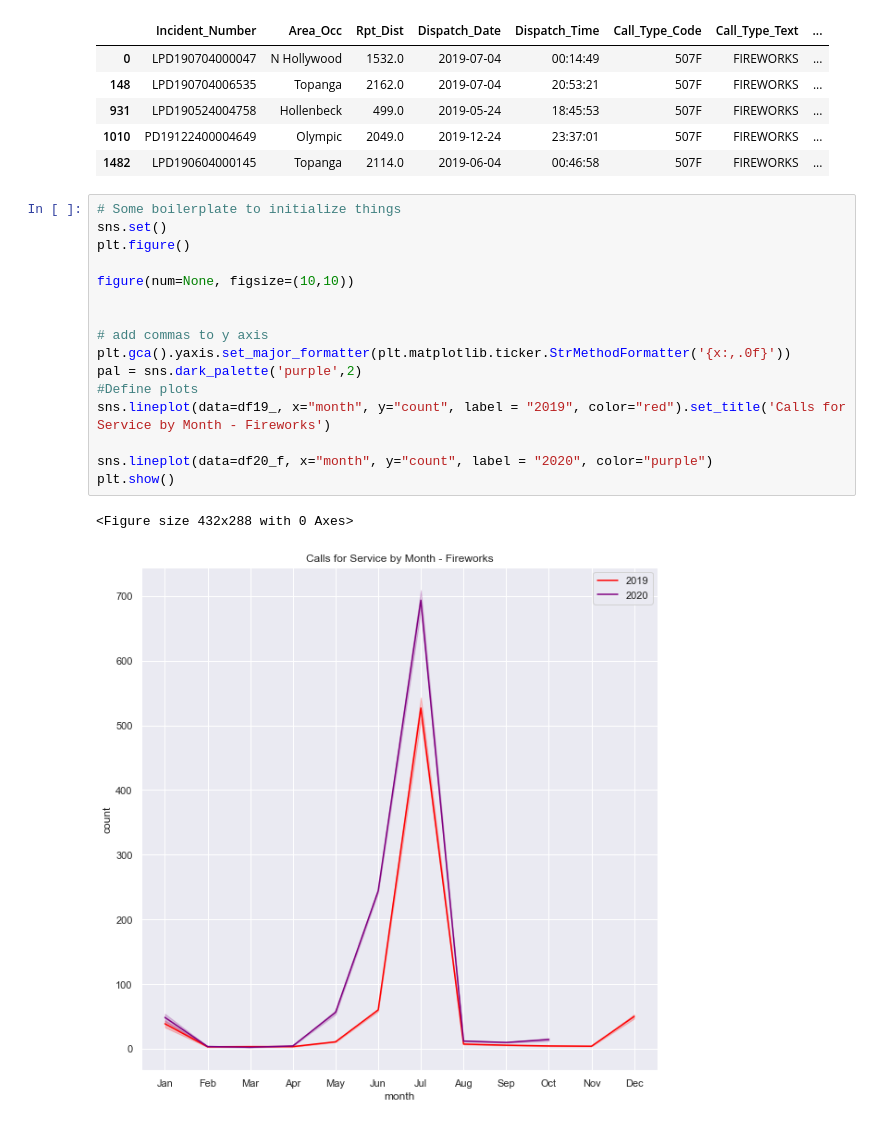
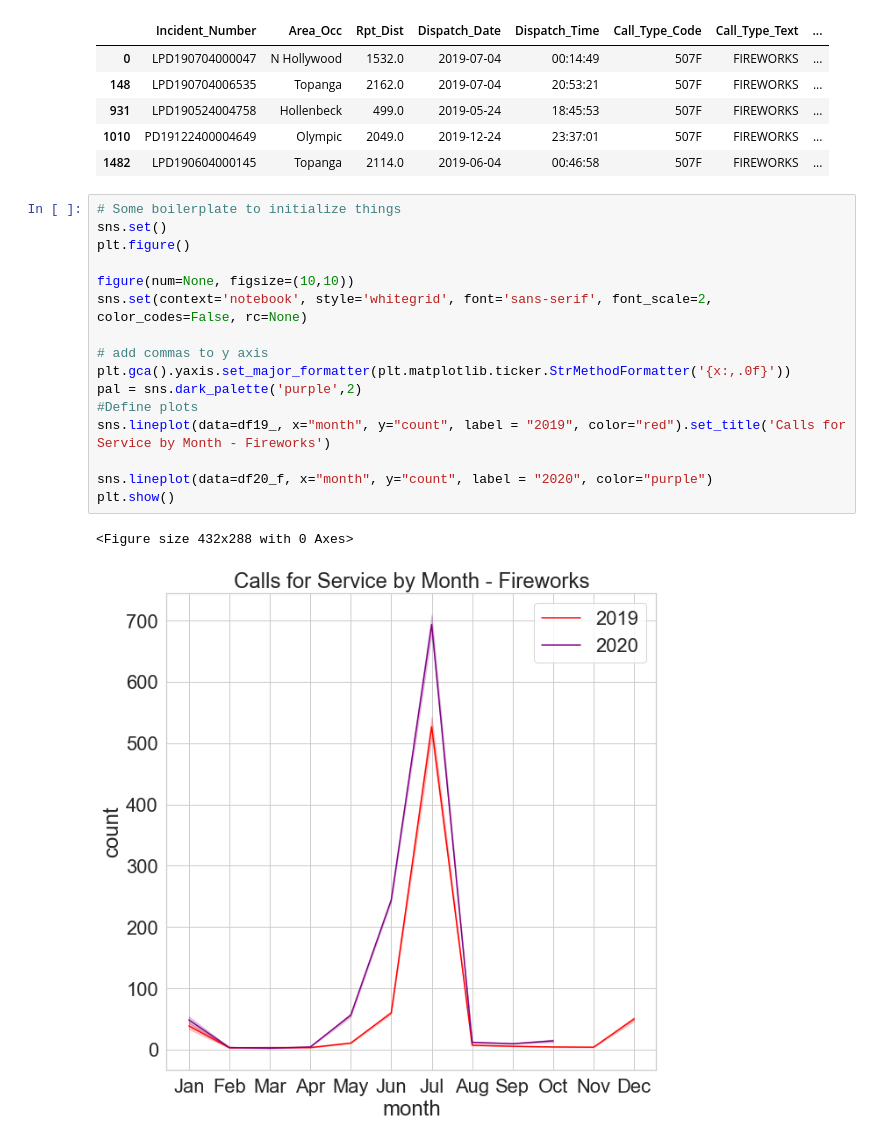
Before and after one commit to pattyjula/cfs-plots, a Jupyter notebook: code/cfs_analysis.ipynb, the cells around one changed output. Saved outputs shown, nothing was run; the diff lists cells and outputs as text.

```diff
--- a/code/cfs_analysis.ipynb
+++ b/code/cfs_analysis.ipynb
@@ -127,19 +127,19 @@ df19_f.head()
 # %%
 # Some boilerplate to initialize things
 sns.set()
 plt.figure()
 
 figure(num=None, figsize=(10,10))
-
+sns.set(context='notebook', style='whitegrid', font='sans-serif', font_scale=2, color_codes=False, rc=None)
 
 # add commas to y axis
 plt.gca().yaxis.set_major_formatter(plt.matplotlib.ticker.StrMethodFormatter('{x:,.0f}'))
 pal = sns.dark_palette('purple',2)
 #Define plots
 sns.lineplot(data=df19_, x="month", y="count", label = "2019", color="red").set_title('Calls for Service by Month - Fireworks')
 
 sns.lineplot(data=df20_f, x="month", y="count", label = "2020", color="purple")
 plt.show()
 # %% [output]
 <Figure size 432x288 with 0 Axes>
-[figure, old version]
+[figure, new version]
```
